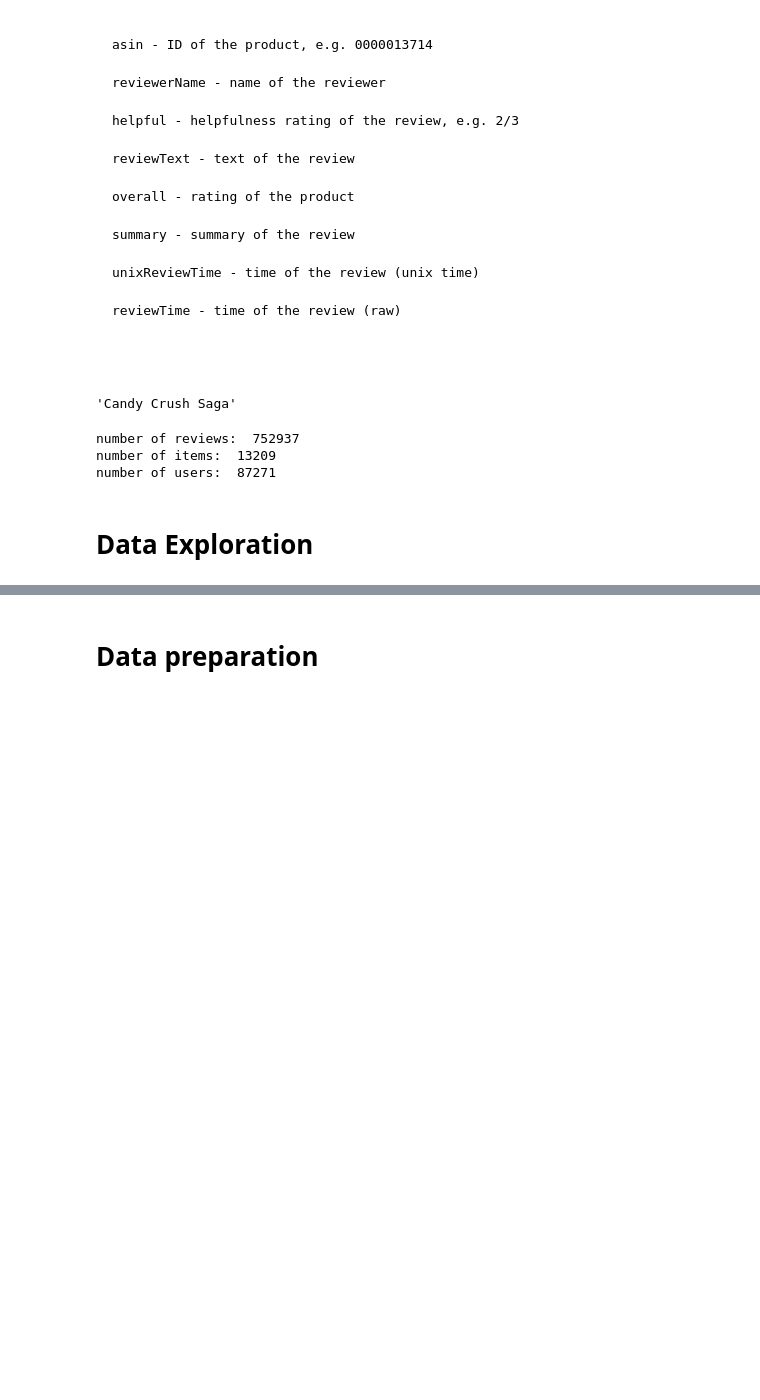
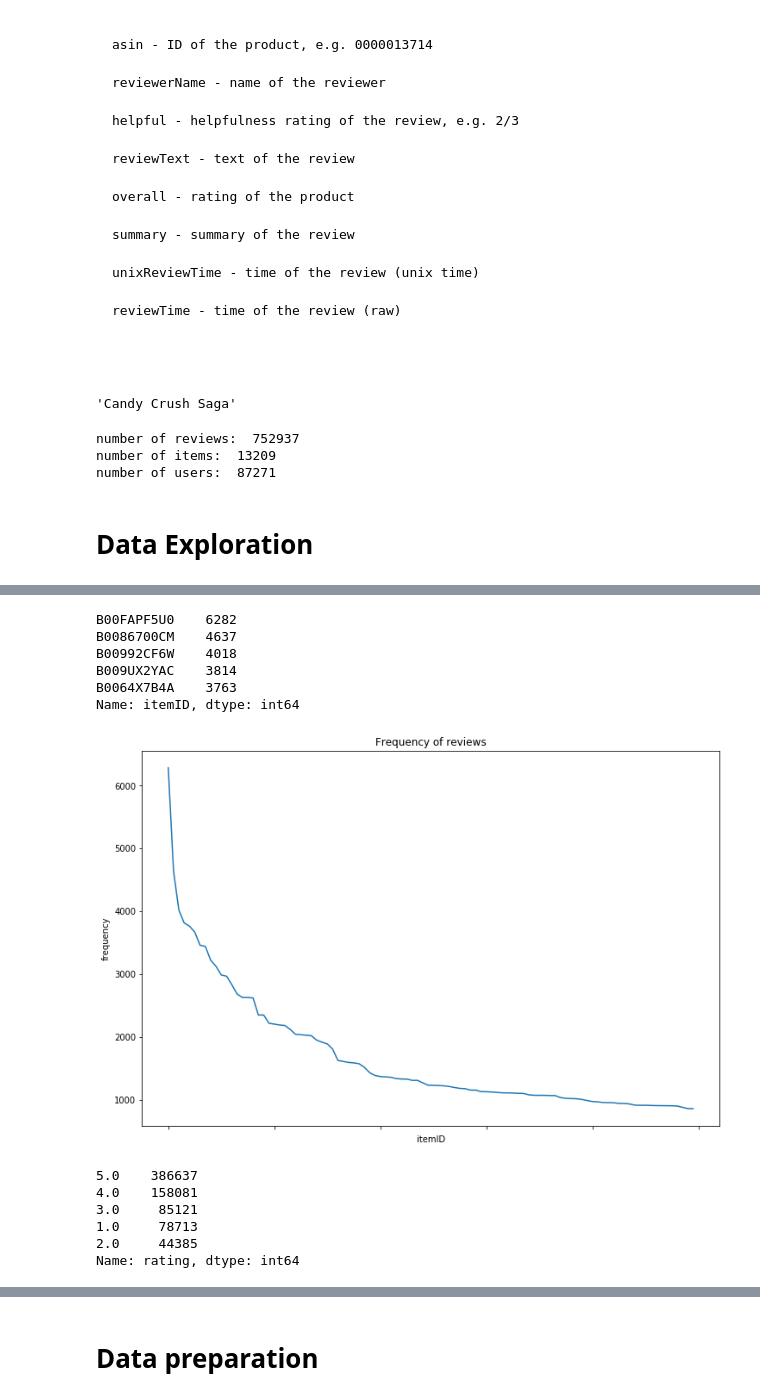
Before and after one commit to saikatkumardey/recommendation-systems-workshop, a Jupyter notebook: workshop.ipynb, the cells around one changed output, grey strips where cells are left out. Drawn from its saved outputs; the diff is of its cells as text; code cells hidden in the pictures; blank space fills up the shorter version.

```diff
--- a/workshop.ipynb
+++ b/workshop.ipynb
@@ -164,0 +193,18 @@ number of users:  87271
+# %%
+item_freq.head()
+# %% [output]
+B00FAPF5U0    6282
+B0086700CM    4637
+B00992CF6W    4018
+B009UX2YAC    3814
+B0064X7B4A    3763
+Name: itemID, dtype: int64
+# %%
+fig,ax = plt.subplots(figsize=(12,8))
+item_freq[:100].plot()
+plt.title('Frequency of reviews')
+plt.xlabel('itemID')
+plt.ylabel('frequency')
+plt.plot();
+# %% [output]
+[figure, added]
@@ -164,0 +213,10 @@ number of users:  87271
+# %%
+rating_df = df.rating.value_counts()
+rating_df.head()
+# %% [output]
+5.0    386637
+4.0    158081
+3.0     85121
+1.0     78713
+2.0     44385
+Name: rating, dtype: int64
```
Also changed, not shown: parts of 63 cells of this notebook.
